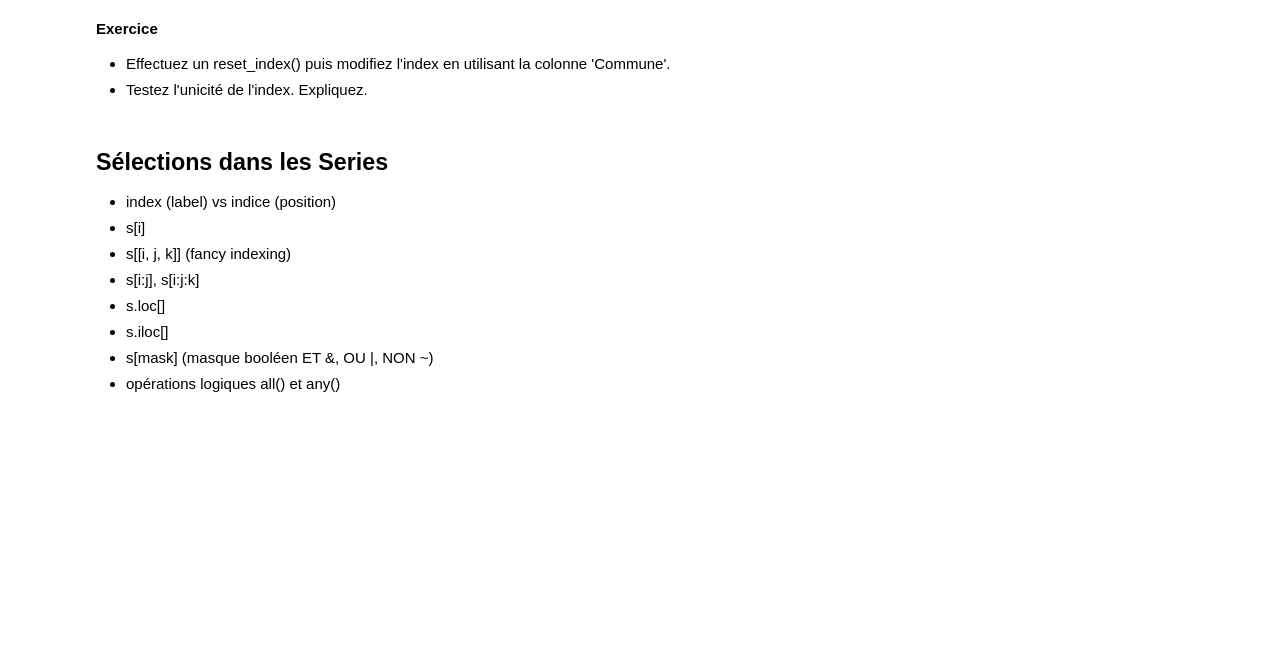
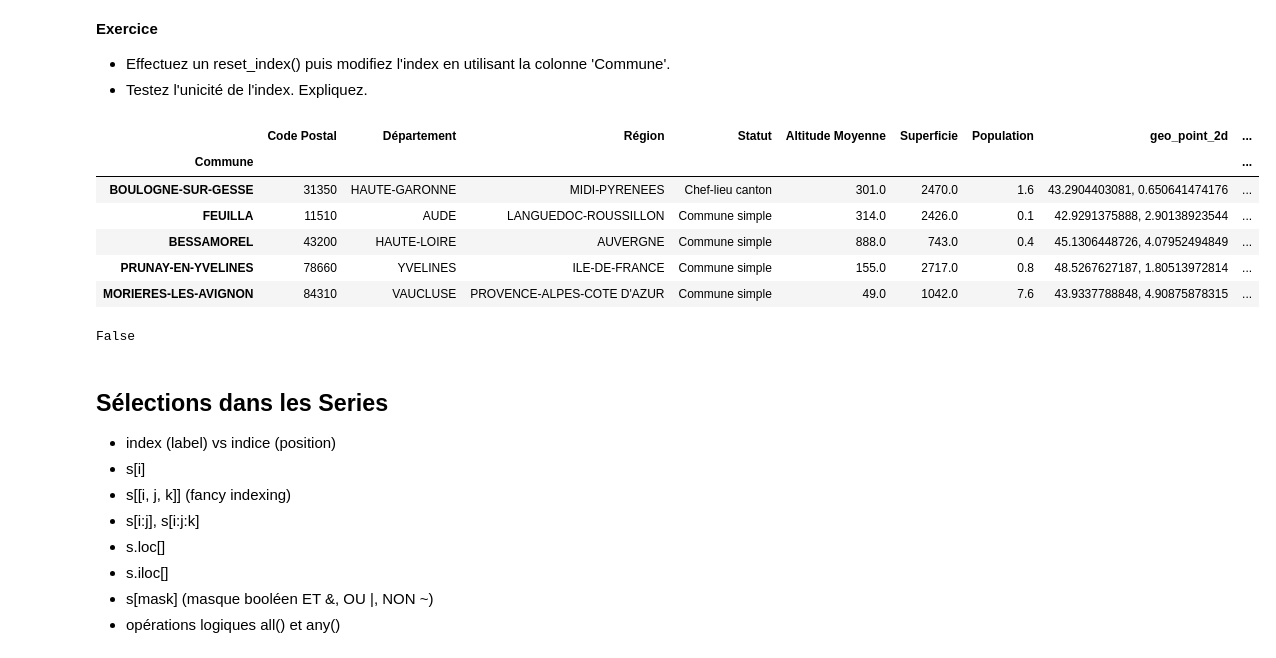
Before and after one commit to cliaigre/Kit-Start-Data, a Jupyter notebook: session2/session2.ipynb, the cells around one changed output. Cells and saved outputs as stored; diff of their text form; code cells hidden in the pictures; blank space fills up the shorter version.

```diff
--- a/session2/session2.ipynb
+++ b/session2/session2.ipynb
@@ -250,3 +1083,18 @@ geo.index.is_unique
+# %%
+geo = geo.set_index('Commune')
+geo.head()
+# %% [output]
+|  | Code Postal | Département | Région | Statut | Altitude Moyenne | Superficie | Population | geo_point_2d | ... |
+| Commune |  |  |  |  |  |  |  |  | ... |
+| BOULOGNE-SUR-GESSE | 31350 | HAUTE-GARONNE | MIDI-PYRENEES | Chef-lieu canton | 301.0 | 2470.0 | 1.6 | 43.2904403081, 0.650641474176 | ... |
+| FEUILLA | 11510 | AUDE | LANGUEDOC-ROUSSILLON | Commune simple | 314.0 | 2426.0 | 0.1 | 42.9291375888, 2.90138923544 | ... |
+| BESSAMOREL | 43200 | HAUTE-LOIRE | AUVERGNE | Commune simple | 888.0 | 743.0 | 0.4 | 45.1306448726, 4.07952494849 | ... |
+| PRUNAY-EN-YVELINES | 78660 | YVELINES | ILE-DE-FRANCE | Commune simple | 155.0 | 2717.0 | 0.8 | 48.5267627187, 1.80513972814 | ... |
+| MORIERES-LES-AVIGNON | 84310 | VAUCLUSE | PROVENCE-ALPES-COTE D'AZUR | Commune simple | 49.0 | 1042.0 | 7.6 | 43.9337788848, 4.90875878315 | ... |
+# %%
+geo.index.is_unique
+# %% [output]
+False
 # %% [markdown]
 ## Sélections dans les Series
 
```
Also changed, not shown: parts of 162 cells of this notebook.
